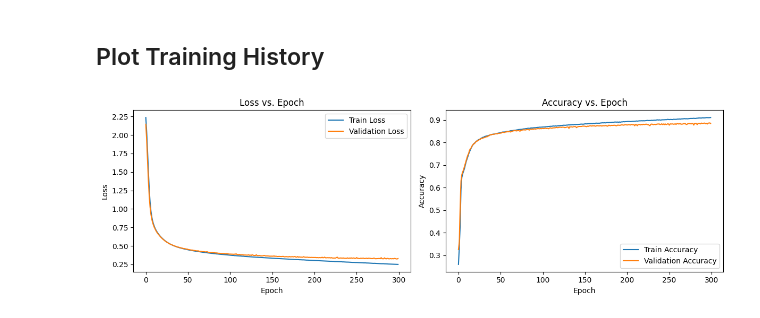
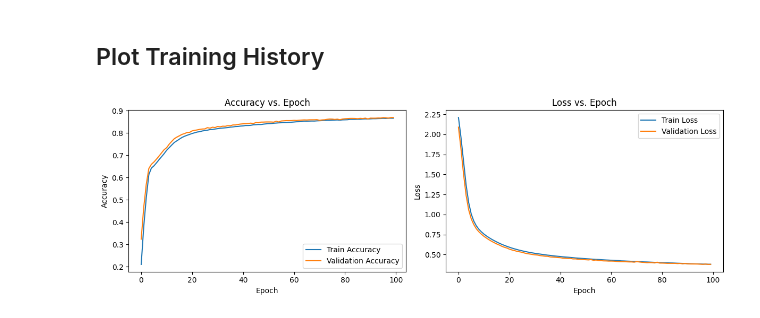
Before and after one commit to fsoonaye/apenet, a Jupyter notebook: fashionMNIST_test.ipynb, the cells around one changed output. Cells and saved outputs as stored; diff of their text form; code cells hidden in the pictures.

```diff
--- a/fashionMNIST_test.ipynb
+++ b/fashionMNIST_test.ipynb
@@ -84,7 +86,7 @@ model = builder.build_mlp(
 ).to(device)
 
 learning_rate = 0.01
-epochs = 300
+epochs = 100
 batch_size = 128
 # %% [markdown]
 ## Define Loss Function and Optimizer
@@ -136,24 +132,6 @@ Test Loss: 0.3287, Test Accuracy: 0.8849
 ## Plot Training History
 # %%
 # Plot training history
-plt.figure(figsize=(12, 4))
-plt.subplot(1, 2, 1)
-plt.plot(history['train_loss'], label='Train Loss')
-plt.plot(history['val_loss'], label='Validation Loss')
-plt.xlabel('Epoch')
-plt.ylabel('Loss')
-plt.title('Loss vs. Epoch')
-plt.legend()
-
-plt.subplot(1, 2, 2)
-plt.plot(history['train_accuracy'], label='Train Accuracy')
-plt.plot(history['val_accuracy'], label='Validation Accuracy')
-plt.xlabel('Epoch')
-plt.ylabel('Accuracy')
-plt.title('Accuracy vs. Epoch')
-plt.legend()
-
-plt.tight_layout()
-plt.show()
+plot_history(history)
 # %% [output]
-[figure, old version]
+[figure, new version]
```
Also changed, not shown: parts of 5 cells of this notebook, 3 other files.
